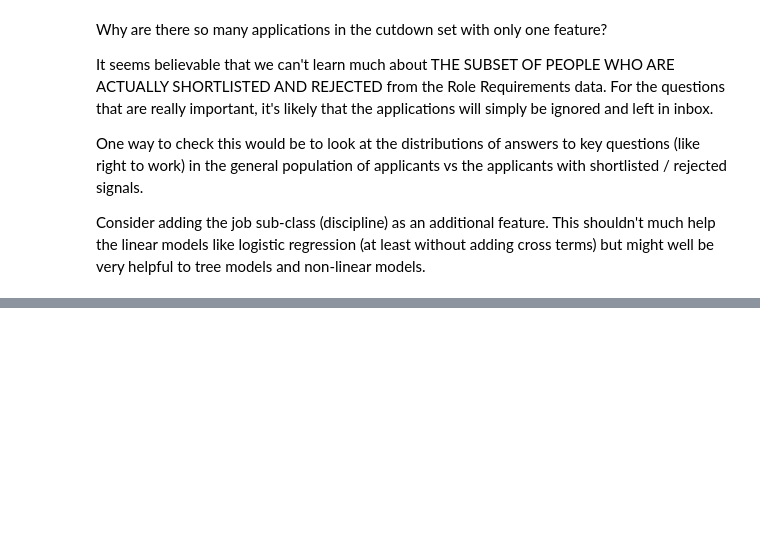
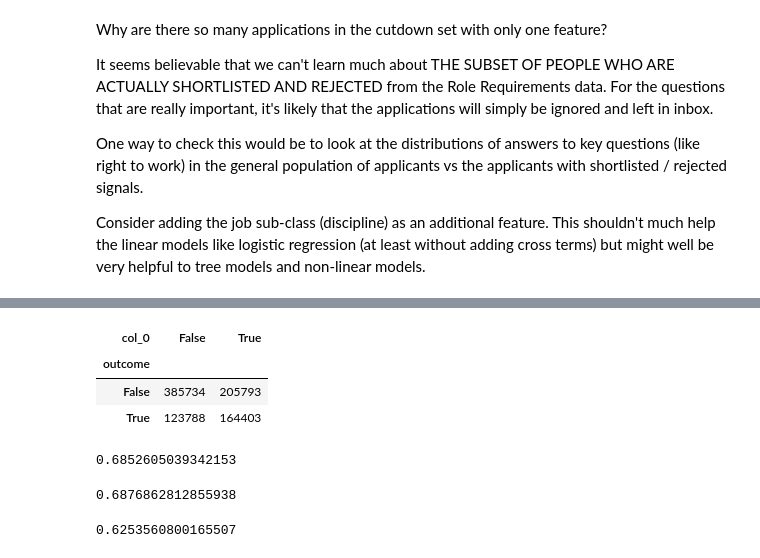
Before and after one commit to kendravant/aips-shortlisting-with-rr, a Jupyter notebook: basic_model_builds.ipynb, the cells around one changed output, grey strips where cells are left out. Drawn from its saved outputs; the diff is of its cells as text; code cells hidden in the pictures; blank space fills up the shorter version.

Commit message:
Modified model build script to run on cutdown feature data

```diff
--- a/basic_model_builds.ipynb
+++ b/basic_model_builds.ipynb
@@ -61,4 +89,4 @@ r['feature_id'].value_counts()
 # %%
-r_multifeatures = r[(r.feature_id > 2) & (r.feature_id < 6)]
+r_multifeatures = r[(r.feature_id > 5) & (r.feature_id < 9)]
 # %%
 r_multifeatures['feature_id'].value_counts()
@@ -77,7 +116,7 @@ df_multifeatures = df.merge(r_multifeatures[['application_id']],
 # Construct the sparse matrix from all cases
 data    = np.ones((len(df_multifeatures),), dtype=int)
 indptr  = np.concatenate([np.array([0]), np.cumsum(np.array(r_multifeatures.feature_id))])  # first element is zero, subsequent elements are indptr[i-1] + num_features in row
-indices = np.array(df_multifeatures.feature_id-200000)
+indices = np.array(df_multifeatures.feature_id)#-200000)
 
 N = csr_matrix((data, indices, indptr))
 N
@@ -130,8 +186,8 @@ test_binary_labels = (y_test == 'Shortlisted').astype('int')
 dtrain = xgb.DMatrix(X_train, label = train_binary_labels)
 dtest = xgb.DMatrix(X_test, label = test_binary_labels)
 # %%
-param = {'max_depth': 10, 'eta': 0.1, 'silent': 1, 'objective': 'binary:logistic', 'eval':'auc'}
+param = {'max_depth': 15, 'eta': 0.3, 'silent': 1, 'objective': 'binary:logistic', 'eval':'auc'}
 evallist = [(dtrain, 'train'), (dtest, 'eval')]
 
-num_round = 2000
-bst = xgb.train(param, dtrain, num_round, evallist, early_stopping_rounds=50, verbose_eval=50)
+num_round = 200
+bst3 = xgb.train(param, dtrain, num_round, evallist, early_stopping_rounds=50, xgb_model=bst2, verbose_eval=50)
@@ -142,6 +270,21 @@ feature_importance['f6']
 # %%
-scores_xgb = bst.predict(dtest)
+scores_xgb = bst3.predict(dtest)
 # %%
-pd.crosstab(test_binary_labels > 0.5, scores_xgb > 0.5)
+pd.crosstab(test_binary_labels > 0.5, scores_xgb > 0.35)
+# %% [output]
+| col_0 | False | True |
+| outcome |  |  |
+| False | 385734 | 205793 |
+| True | 123788 | 164403 |
 # %%
-(45341+904268)/len(scores_xgb)
+(29186+573650)/len(scores_xgb)
+# %% [output]
+0.6852605039342153
+# %%
+(65552+539418)/len(scores2_xgb)
+# %% [output]
+0.6876862812855938
+# %%
+(164403+385734)/len(scores_xgb)
+# %% [output]
+0.6253560800165507
```
Also changed, not shown: parts of 24 cells of this notebook.
